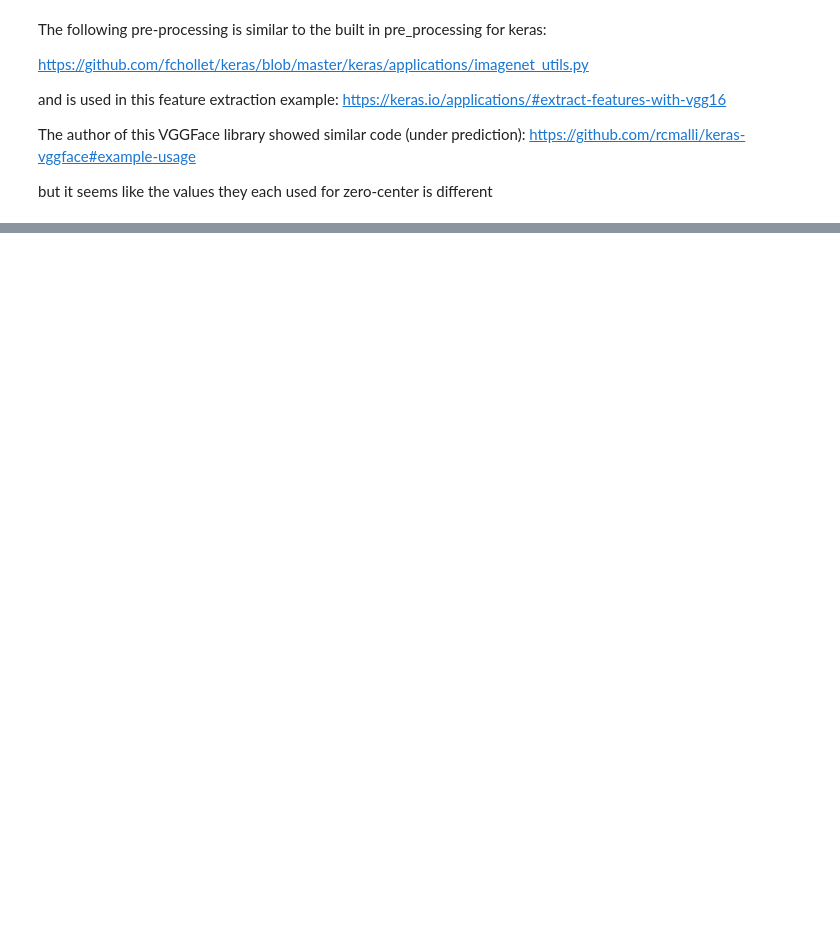
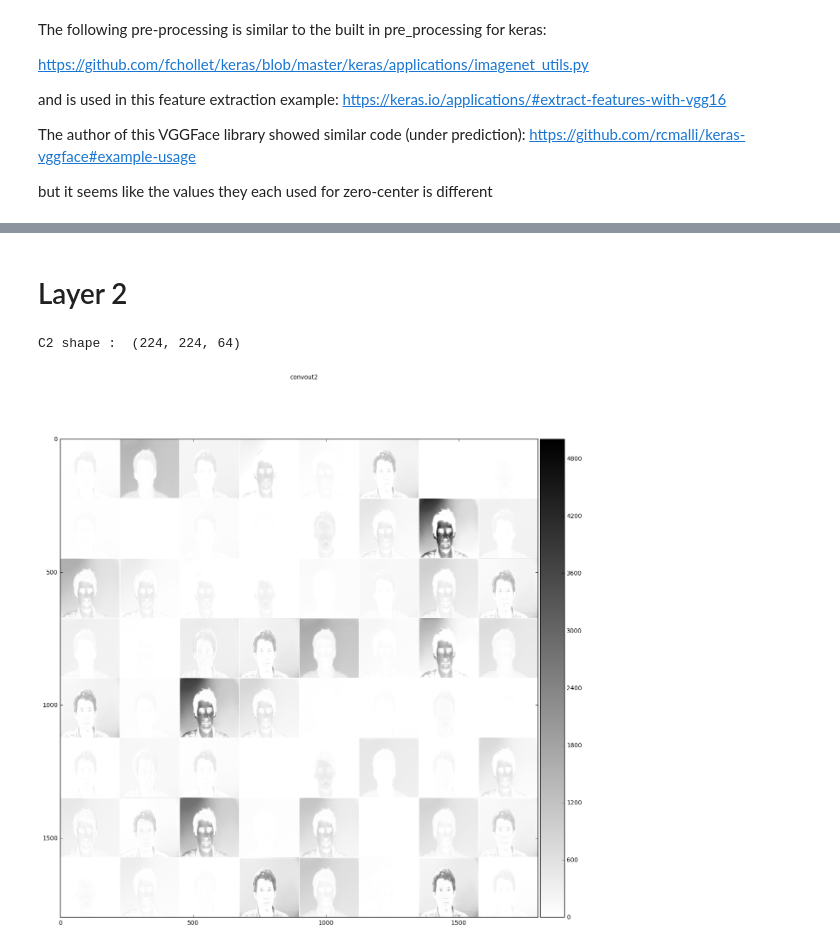
Before and after one commit to adamheins/read-my-lips, a Jupyter notebook: VGGFace Example/VGGFace_Single_Pic_Example.ipynb, the cells around one changed output, grey strips where cells are left out. Cells and saved outputs as stored; diff of their text form; code cells hidden in the pictures; blank space fills up the shorter version.

```diff
--- a/VGGFace Example/VGGFace_Single_Pic_Example.ipynb
+++ b/VGGFace Example/VGGFace_Single_Pic_Example.ipynb
@@ -74,0 +143,15 @@ features.shape
+# %% [markdown]
+# Layer 2
+# %%
+output2 = vgg_model_full.layers[2].output
+_convout2_f = K.function(inputs, [output2])
+C2 = convout_f(x, _convout2_f)
+C2 = np.squeeze(C2)
+print("C2 shape : ", C2.shape)
+
+pl.figure(figsize=(15, 15))
+pl.suptitle('convout2')
+nice_imshow(pl.gca(), make_mosaic(C2, 8, 8), cmap=cm.binary)
+# %% [output]
+C2 shape :  (224, 224, 64)
+[figure, added]
```
Also changed, not shown: parts of 18 cells of this notebook, 2 other files.
